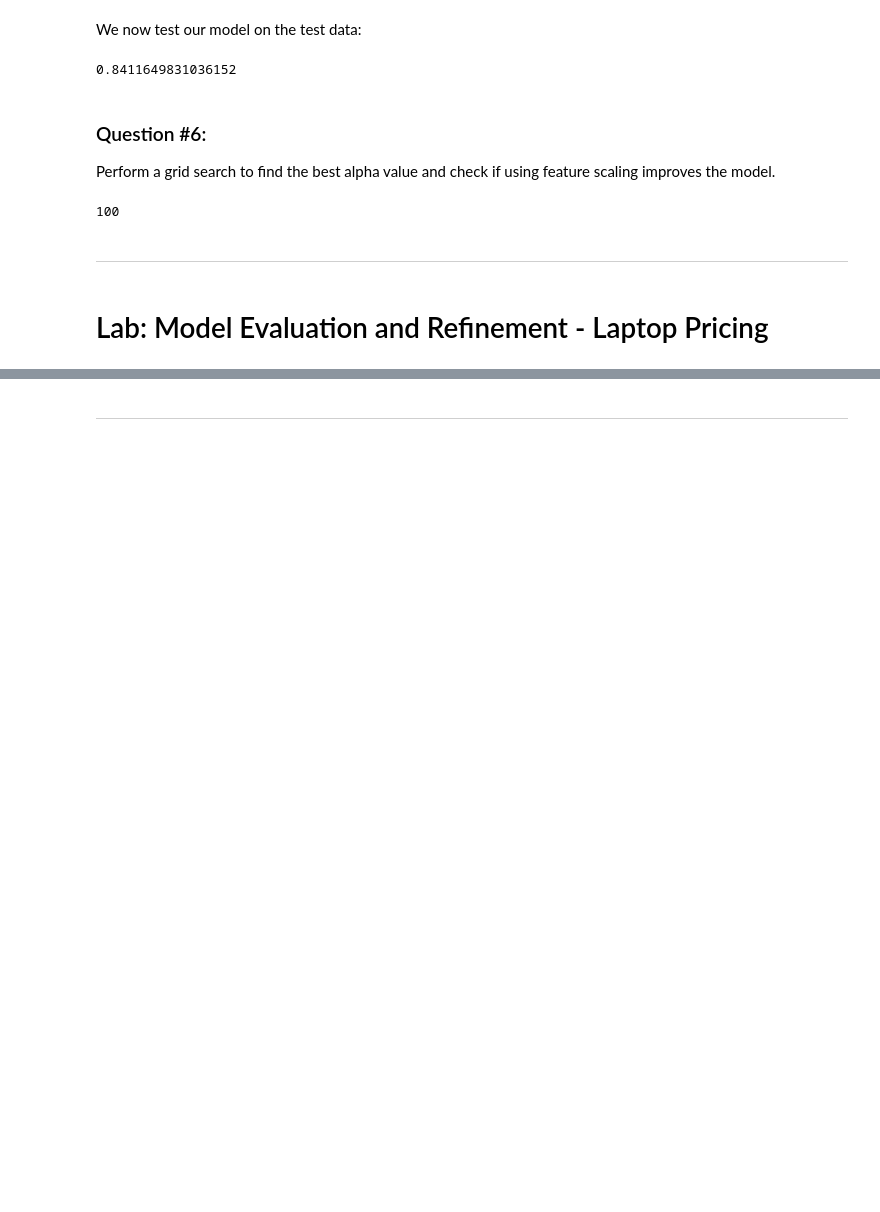
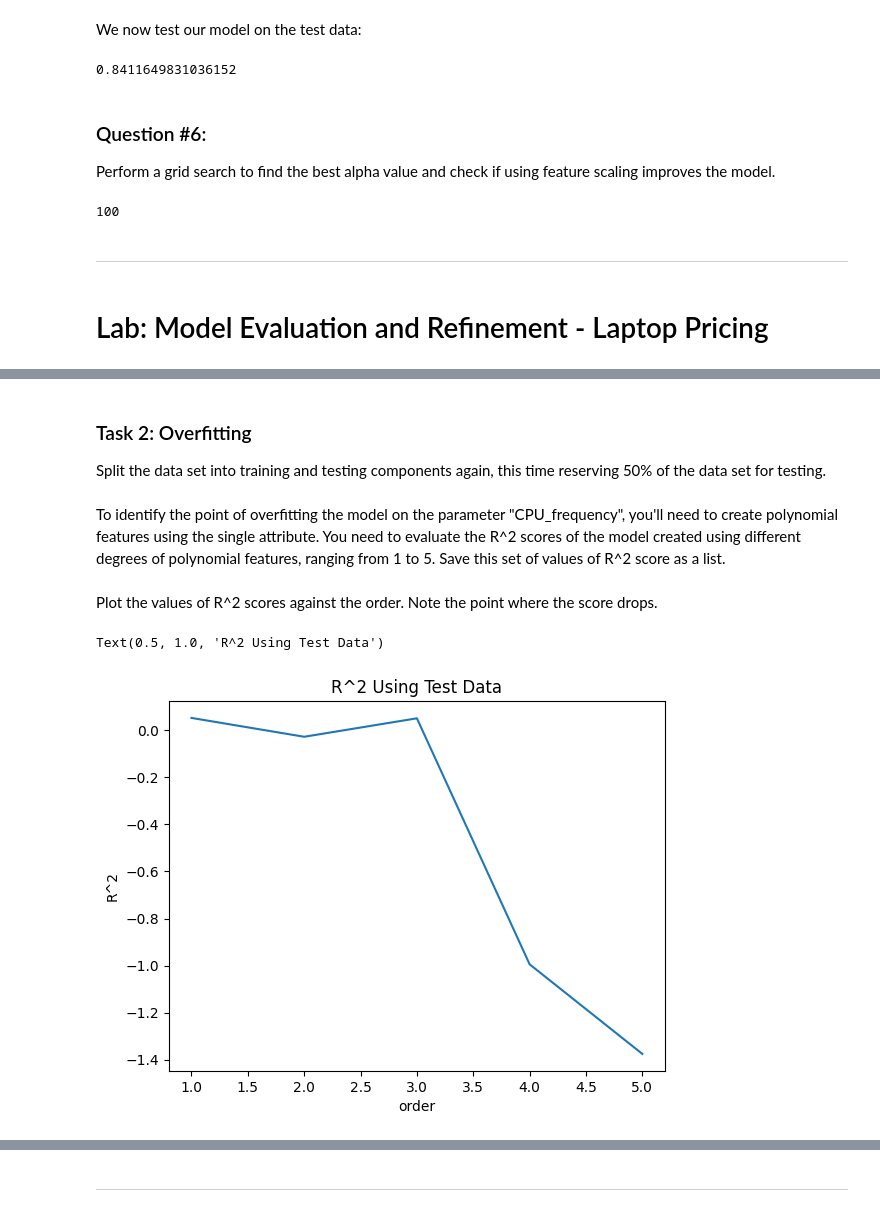
Before and after one commit to jaypay161-codealchemy/Data_Analysis_with_Python, a Jupyter notebook: Module-5.ipynb, the cells around one changed output, grey strips where cells are left out. Saved outputs shown, nothing was run; the diff lists cells and outputs as text; code cells hidden in the pictures; blank space fills up the shorter version.

```diff
--- a/Module-5.ipynb
+++ b/Module-5.ipynb
@@ -618,0 +679,2 @@ best_alpha
+# %%
+df1.drop(['Unnamed: 0', 'Unnamed: 0.1'], axis=1, inplace=True)
@@ -618,0 +684,3 @@ best_alpha
+# %%
+y_data1 = df1['Price']
+x_data1 = df1.drop('Price',axis=1)
@@ -618,0 +713,29 @@ best_alpha
+# %% [markdown]
+### Task 2: Overfitting
+Split the data set into training and testing components again, this time reserving 50% of the data set for testing.
+# %%
+x_train1, x_test1, y_train1, y_test1 = train_test_split(x_data1, y_data1, test_size=0.5, random_state=0)
+# fixing random_state to a fixed quantity helps maintain uniformity between multiple
+# executions of the code.
+# %% [markdown]
+To identify the point of overfitting the model on the parameter "CPU_frequency", you'll need to create polynomial features using the single attribute. You need to evaluate the R^2 scores of the model created using different degrees of polynomial features, ranging from 1 to 5. Save this set of values of R^2 score as a list.
+# %%
+lre = LinearRegression()
+Rsqu_test = []
+order = [1, 2, 3, 4, 5]
+for n in order:
+    pr = PolynomialFeatures(degree=n)
+    x_train_pr = pr.fit_transform(x_train1[['CPU_frequency']])
+    x_test_pr = pr.fit_transform(x_test1[['CPU_frequency']])
+    lre.fit(x_train_pr, y_train1)
+    Rsqu_test.append(lre.score(x_test_pr, y_test1))
+# %% [markdown]
+Plot the values of R^2 scores against the order. Note the point where the score drops.
+# %%
+plt.plot(order, Rsqu_test)
+plt.xlabel('order')
+plt.ylabel('R^2')
+plt.title('R^2 Using Test Data')
+# %% [output]
+Text(0.5, 1.0, 'R^2 Using Test Data')
+[figure, added]
```
Also changed, not shown: parts of 26 cells of this notebook.
